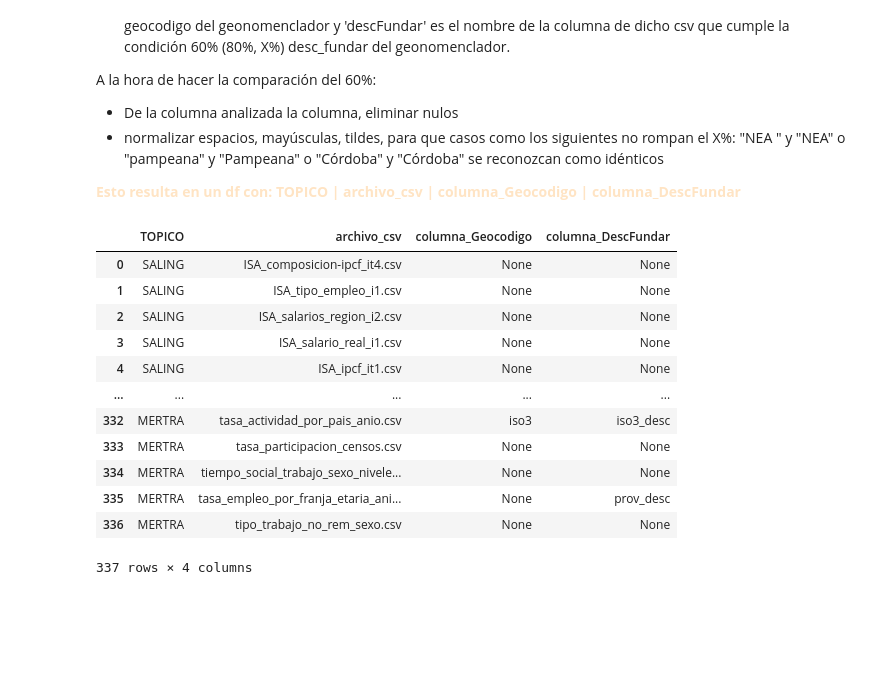
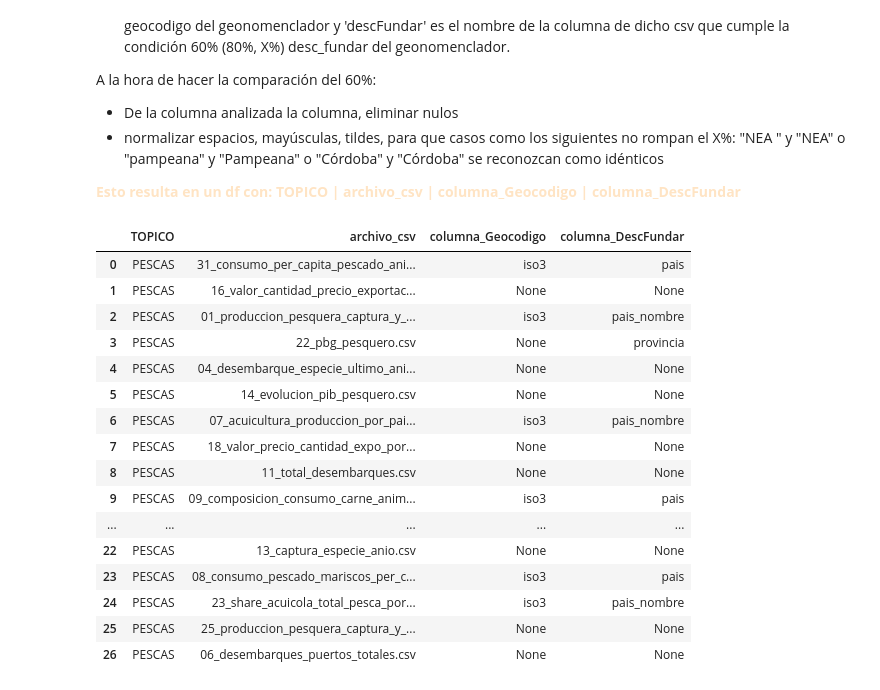
Before and after one commit to LMCappelletti/pesca_renaming, a Jupyter notebook: renaming_pescas.ipynb, the cells around one changed output. Saved outputs shown, nothing was run; the diff lists cells and outputs as text; code cells hidden in the pictures; blank space fills up the shorter version.

Commit message:
puesta en produccion renaming topico pesca

```diff
--- a/renaming_pescas.ipynb
+++ b/renaming_pescas.ipynb
@@ -174,8 +174,7 @@ def sin_tildes(s):
 
 # rutas y dataframes necesarios
 
-base_dir =  '/home/capuccino/Desktop/TrabajoFundar/Argendata_renaming/data/data_argendata' # '/home/lucia/Desktop/Fundar/Argendata_renaming/data/data_argendata' #
-# df_codificacion hecho
+base_dir =  '/home/capuccino/Desktop/TrabajoFundar/pesca_renaming/data_argendata'
 df_geonomenclador = pd.read_csv('/home/capuccino/Desktop/TrabajoFundar/Argendata_renaming/data/input' + '/geonomenclador_LuloTest.csv')
 
 # sets normalizados de las columnas de interes del geonomenclador: geocodigo y desc_fundar
@@ -204,7 +203,7 @@ for d in os.listdir(base_dir):
 
     if os.path.isdir(item_path): # verifico que sea un directorio
 
-        if d != 'LICENSE' and d != 'README.md': # no incluyo LICENSE y README.md
+        if d != 'LICENSE' and d != 'README.md':
             topics.append(d)
 
 for topico in topics:
@@ -241,45 +240,49 @@ for topico in topics:
                   .dropna().astype(str)
                   .str.strip()
                   .str.upper()
                   .apply(sin_tildes)
             )
             n = len(serie)
             if n == 0:
                 continue
 
             match_geo  = serie.isin(set_geocod).sum() / n
             match_desc = serie.isin(set_desc).sum()   / n
 
             if match_geo  >= 0.6 and col_geocod is None:
                 col_geocod = col
             if match_desc >= 0.6 and col_desc   is None:
                 col_desc = col
 
         results.append({
             'TOPICO': topico,
             'archivo_csv': archivo,
             'columna_Geocodigo': col_geocod,
             'columna_DescFundar': col_desc
         })
 
 # creo df de interes
 columnscsv_Geocodigo_descFundar = pd.DataFrame(results)
 
 columnscsv_Geocodigo_descFundar
 # %% [output]
 |  | TOPICO | archivo_csv | columna_Geocodigo | columna_DescFundar |
-| 0 | SALING | ISA_composicion-ipcf_it4.csv | None | None |
-| 1 | SALING | ISA_tipo_empleo_i1.csv | None | None |
-| 2 | SALING | ISA_salarios_region_i2.csv | None | None |
-| 3 | SALING | ISA_salario_real_i1.csv | None | None |
-| 4 | SALING | ISA_ipcf_it1.csv | None | None |
+| 0 | PESCAS | 31_consumo_per_capita_pescado_ani... | iso3 | pais |
+| 1 | PESCAS | 16_valor_cantidad_precio_exportac... | None | None |
+| 2 | PESCAS | 01_produccion_pesquera_captura_y_... | iso3 | pais_nombre |
+| 3 | PESCAS | 22_pbg_pesquero.csv | None | provincia |
+| 4 | PESCAS | 04_desembarque_especie_ultimo_ani... | None | None |
+| 5 | PESCAS | 14_evolucion_pib_pesquero.csv | None | None |
+| 6 | PESCAS | 07_acuicultura_produccion_por_pai... | iso3 | pais_nombre |
+| 7 | PESCAS | 18_valor_precio_cantidad_expo_por... | None | None |
+| 8 | PESCAS | 11_total_desembarques.csv | None | None |
+| 9 | PESCAS | 09_composicion_consumo_carne_anim... | iso3 | pais |
 | ... | ... | ... | ... | ... |
-| 332 | MERTRA | tasa_actividad_por_pais_anio.csv | iso3 | iso3_desc |
-| 333 | MERTRA | tasa_participacion_censos.csv | None | None |
-| 334 | MERTRA | tiempo_social_trabajo_sexo_nivele... | None | None |
-| 335 | MERTRA | tasa_empleo_por_franja_etaria_ani... | None | prov_desc |
-| 336 | MERTRA | tipo_trabajo_no_rem_sexo.csv | None | None |
+| 22 | PESCAS | 13_captura_especie_anio.csv | None | None |
+| 23 | PESCAS | 08_consumo_pescado_mariscos_per_c... | iso3 | pais |
+| 24 | PESCAS | 23_share_acuicola_total_pesca_por... | iso3 | pais_nombre |
+| 25 | PESCAS | 25_produccion_pesquera_captura_y_... | None | None |
+| 26 | PESCAS | 06_desembarques_puertos_totales.csv | None | None |
-337 rows × 4 columns
 # %%
 df_geonomenclador
 # %% [output]
```
Also changed, not shown: parts of 9 cells of this notebook, 28 other files.
